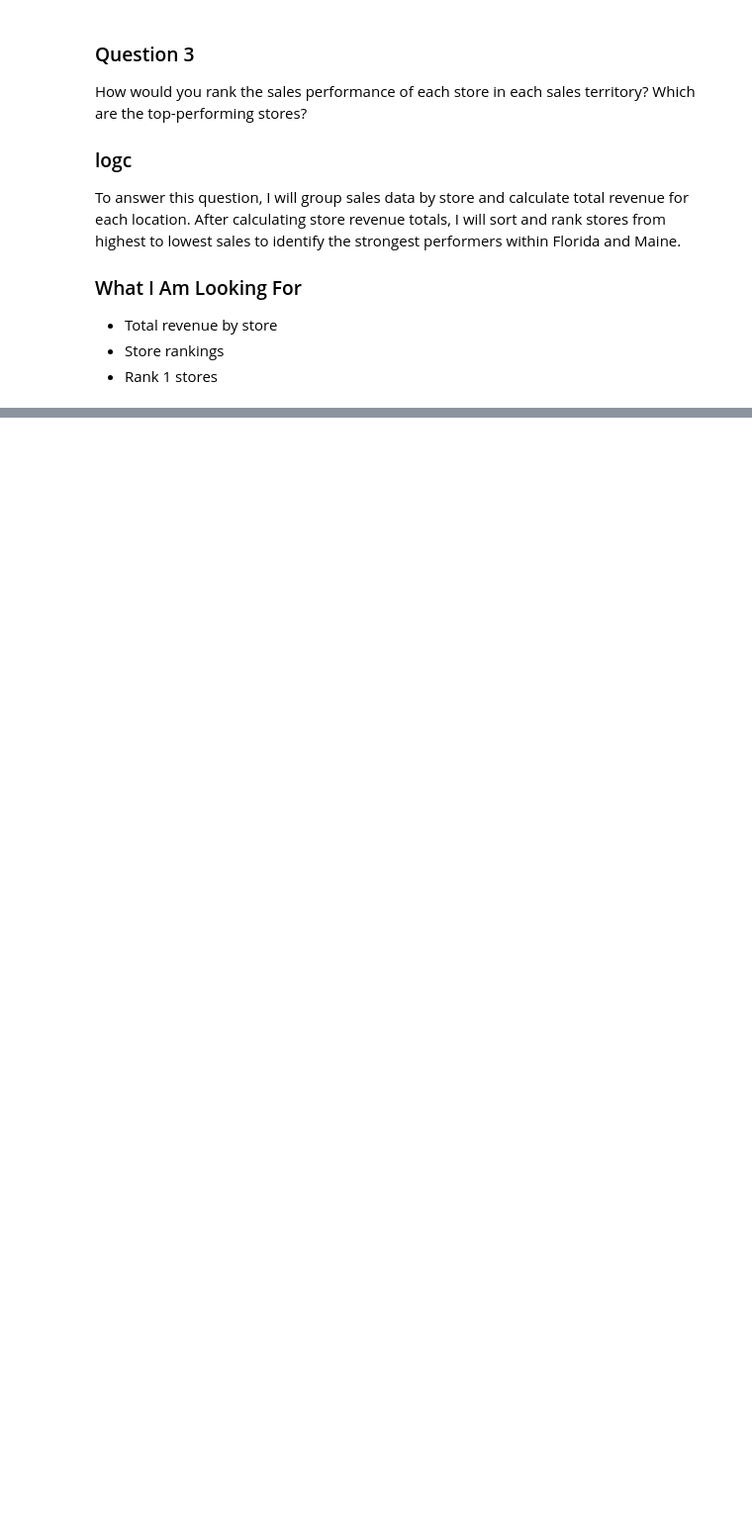
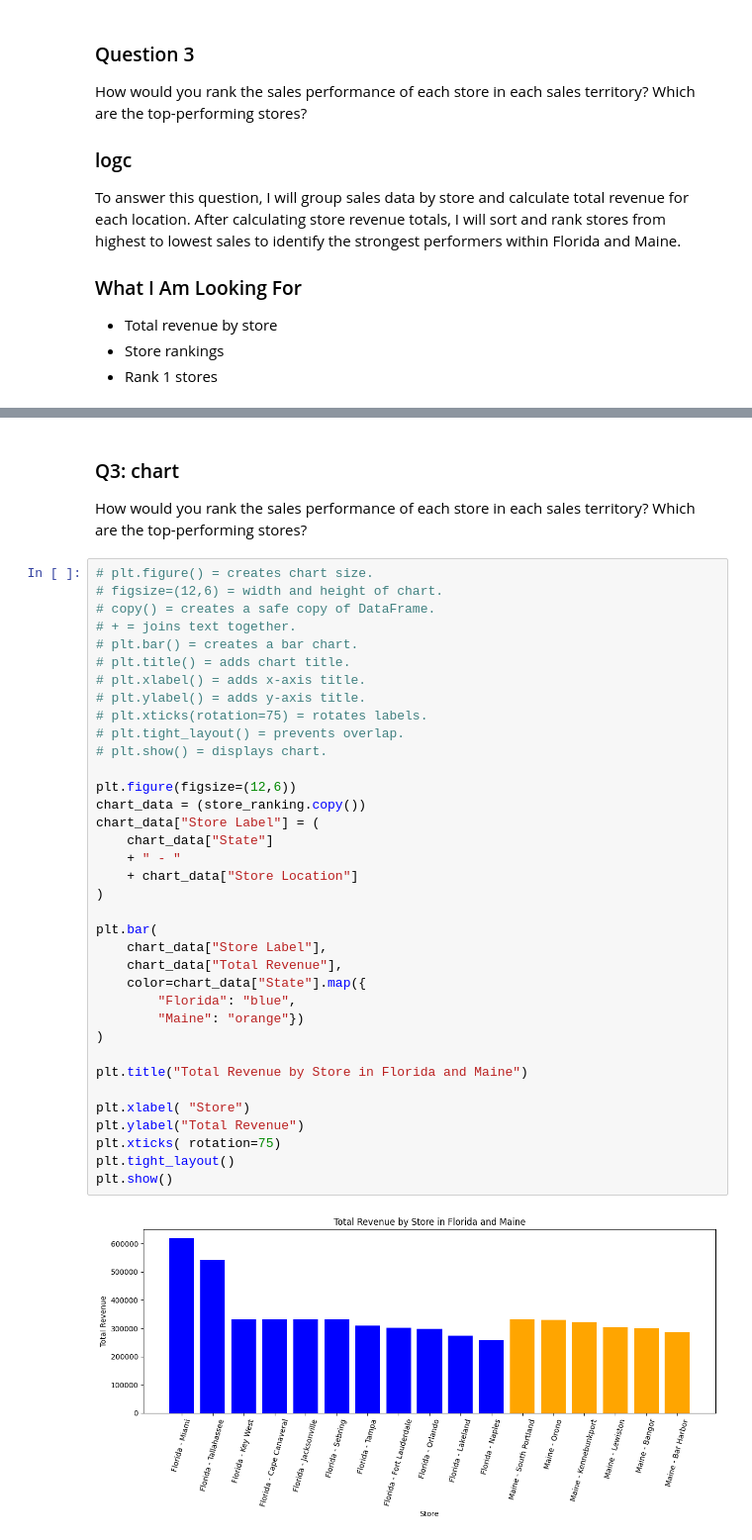
Before and after one commit to kalie-on/Capstone_2, a Jupyter notebook: Caleb_sales_analysis.ipynb, the cells around one changed output, grey strips where cells are left out. Shown at 99% size. Cells and saved outputs as stored; diff of their text form; blank space fills up the shorter version.

```diff
--- a/Caleb_sales_analysis.ipynb
+++ b/Caleb_sales_analysis.ipynb
@@ -212,0 +395,42 @@ To answer this question, I will connect customer information with sales transact
+# %% [markdown]
+### Q3: chart
+
+How would you rank the sales performance of each store in each sales territory? Which are the top-performing stores?
+# %%
+# plt.figure() = creates chart size.
+# figsize=(12,6) = width and height of chart.
+# copy() = creates a safe copy of DataFrame.
+# + = joins text together.
+# plt.bar() = creates a bar chart.
+# plt.title() = adds chart title.
+# plt.xlabel() = adds x-axis title.
+# plt.ylabel() = adds y-axis title.
+# plt.xticks(rotation=75) = rotates labels.
+# plt.tight_layout() = prevents overlap.
+# plt.show() = displays chart.
+
+plt.figure(figsize=(12,6))
+chart_data = (store_ranking.copy())
+chart_data["Store Label"] = (
+    chart_data["State"]
+    + " - "
+    + chart_data["Store Location"]
+)
+
+plt.bar(
+    chart_data["Store Label"],
+    chart_data["Total Revenue"],
+    color=chart_data["State"].map({
+        "Florida": "blue",
+        "Maine": "orange"})
+)
+
+plt.title("Total Revenue by Store in Florida and Maine")
+
+plt.xlabel( "Store")
+plt.ylabel("Total Revenue")
+plt.xticks( rotation=75)
+plt.tight_layout()
+plt.show()
+# %% [output]
+[figure, added]
```
Also changed, not shown: parts of 28 cells of this notebook.
